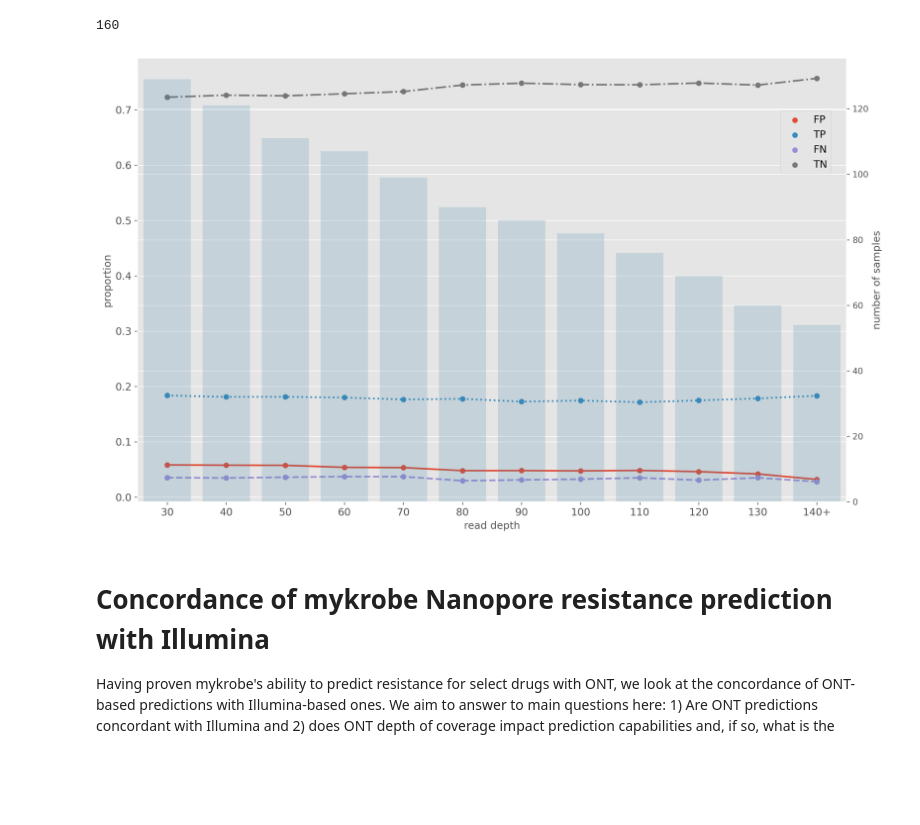
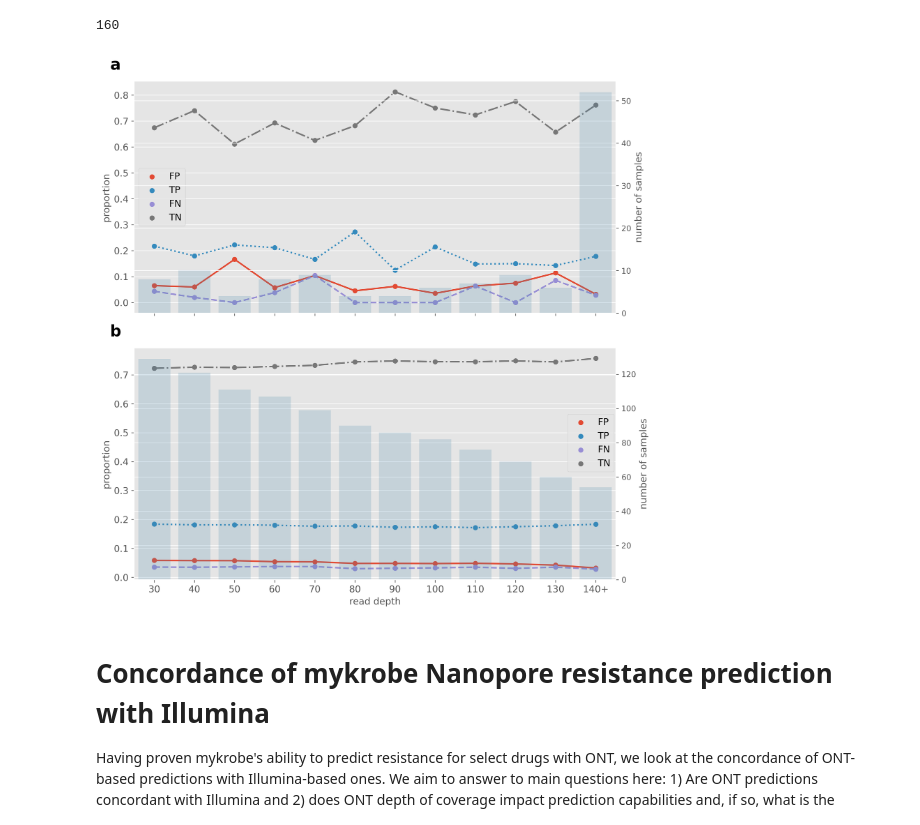
Before and after one commit to mbhall88/head_to_head_pipeline, a Jupyter notebook: analysis/resistance_prediction/workflow/notebooks/analysis_eda.ipynb, the cells around one changed output. Saved outputs shown, nothing was run; the diff lists cells and outputs as text; code cells hidden in the pictures; blank space fills up the shorter version.

Commit message:
add inverse cumulative depth DST plot

```diff
--- a/analysis/resistance_prediction/workflow/notebooks/analysis_eda.ipynb
+++ b/analysis/resistance_prediction/workflow/notebooks/analysis_eda.ipynb
@@ -939,15 +898,15 @@ for i, covg in enumerate(coverages[:-1]):
         data.append((covg, "FN", cm.fn / total, tech, n_samples, tool))
         data.append((covg, "TN", cm.tn / total, tech, n_samples, tool))
 
-summary = pd.DataFrame(
+decum_summary = pd.DataFrame(
     data, columns=["coverage", "classification", "proportion", "technology", "total", "tool"]
 )
 # %% [output]
 160
 # %%
 with sns.plotting_context(rc={"lines.linewidth": 1.1}):
-    fig, ax = plt.subplots(nrows=len(TOOLS), figsize=(13, 8), dpi=300, sharex=True)
-
+    fig, axes = plt.subplots(nrows=2, figsize=(10, 10), dpi=300, sharex=True)
+    ax = axes.flatten()[0]
     for tool, ax in zip(TOOLS, [ax]):
         x = "coverage"
         y = "proportion"
@@ -955,36 +914,72 @@ with sns.plotting_context(rc={"lines.linewidth": 1.1}):
         tech = "nanopore"
         linestyles = ["solid", "dotted", "dashed", "dashdot"]
         data = summary.query("technology == @tech and tool == @tool")
         sns.pointplot(
             data=data,
             x=x,
             y=y,
             hue=hue,
             ax=ax,
             linestyles=linestyles,
             alpha=0.9,
         )
         ax.set_xlabel("")
 #         ax.set(title=f"tool = {tool}")
 
         ax2 = ax.twinx()
         sns.barplot(data=data, x=x, y="total", ax=ax2, color=blue, alpha=0.2)
         ax2.set_ylabel("number of samples", fontsize=12)
 
 
     xlabels = ax2.get_xticklabels()
     xlabels[-1].set_text(xlabels[-1].get_text() + "+")
     ax2.set_xticklabels(xlabels)
+#     ax.set_xlabel("read depth", fontsize=12)
+    ax.tick_params("both", labelsize=12)
+    ax.text(-0.05, 1.05, "a", transform=ax.transAxes, size=20, weight='bold')
+    ax.set_zorder(1)
+    ax2.set_zorder(1)
+    l = ax.legend(loc=6, bbox_to_anchor=(0, 0.5), fontsize=12)
+    l.set_zorder=(2)
+
+    ax = axes.flatten()[1]
+    for tool, ax in zip(TOOLS, [ax]):
+        x = "coverage"
+        y = "proportion"
+        hue = "classification"
+        tech = "nanopore"
+        linestyles = ["solid", "dotted", "dashed", "dashdot"]
+        data = decum_summary.query("technology == @tech and tool == @tool")
+        sns.pointplot(
+            data=data,
+            x=x,
+            y=y,
+            hue=hue,
+            ax=ax,
+            linestyles=linestyles,
+            alpha=0.9,
+        )
+        ax.set_xlabel("")
+#         ax.set(title=f"tool = {tool}")
+
+        ax2 = ax.twinx()
+        sns.barplot(data=data, x=x, y="total", ax=ax2, color=blue, alpha=0.2)
+        ax2.set_ylabel("number of samples", fontsize=12)
+
+
+    xlabels = ax2.get_xticklabels()
+    xlabels[-1].set_text(xlabels[-1].get_text() + "+")
+    ax2.set_xticklabels(xlabels)
     ax.set_xlabel("read depth", fontsize=12)
     ax.tick_params("both", labelsize=12)
-
+    ax.text(-0.05, 1.05, "b", transform=ax.transAxes, size=20, weight='bold')
     ax.set_zorder(1)
     ax2.set_zorder(1)
-    l = ax.legend(loc=6, bbox_to_anchor=(0.9, 0.81), fontsize=12)
+    l = ax.legend(loc=6, bbox_to_anchor=(0.89, 0.59), fontsize=12)
     l.set_zorder=(2)
     plt.tight_layout()
 # %% [output]
-[figure, old version]
+[figure, new version]
 # %% [markdown]
 # Concordance of mykrobe Nanopore resistance prediction with Illumina
 Having proven mykrobe's ability to predict resistance for select drugs with ONT, we look at the concordance of ONT-based predictions with Illumina-based ones. We aim to answer to main questions here: 1) Are ONT predictions concordant with Illumina and 2) does ONT depth of coverage impact prediction capabilities and, if so, what is the coverage threshold for this impact?
```
Also changed, not shown: parts of 3 cells of this notebook.
